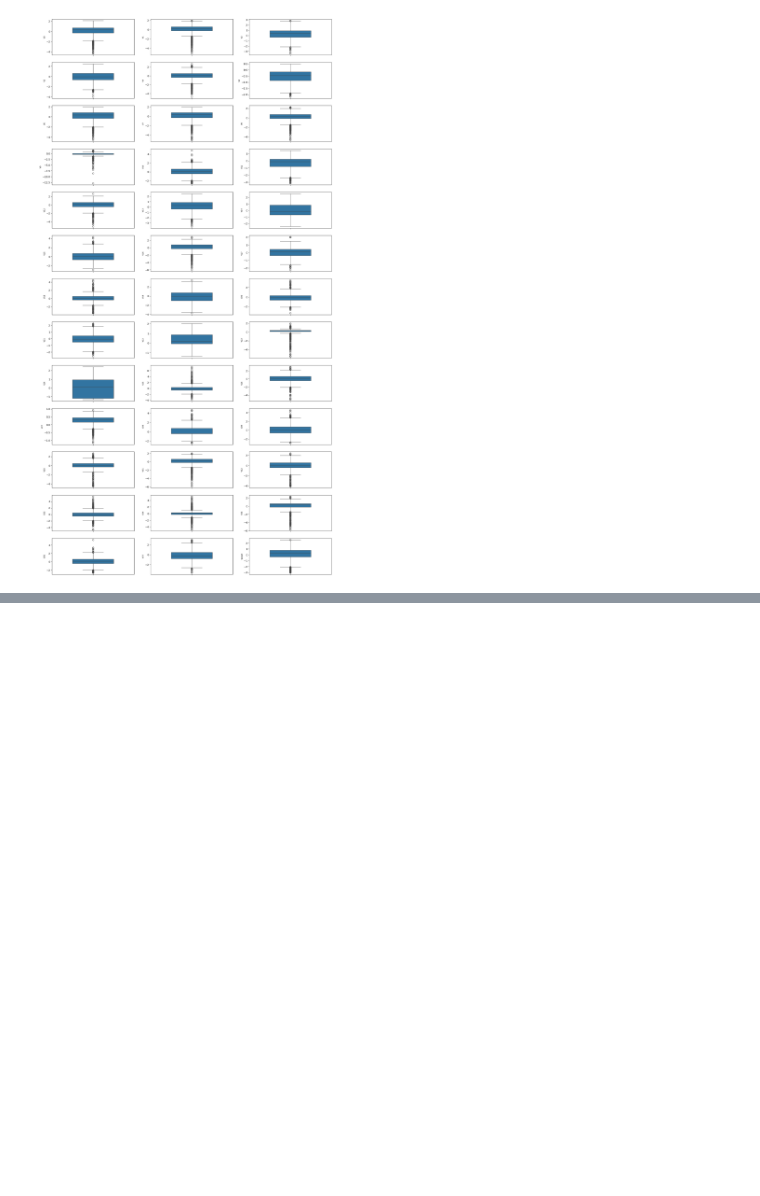
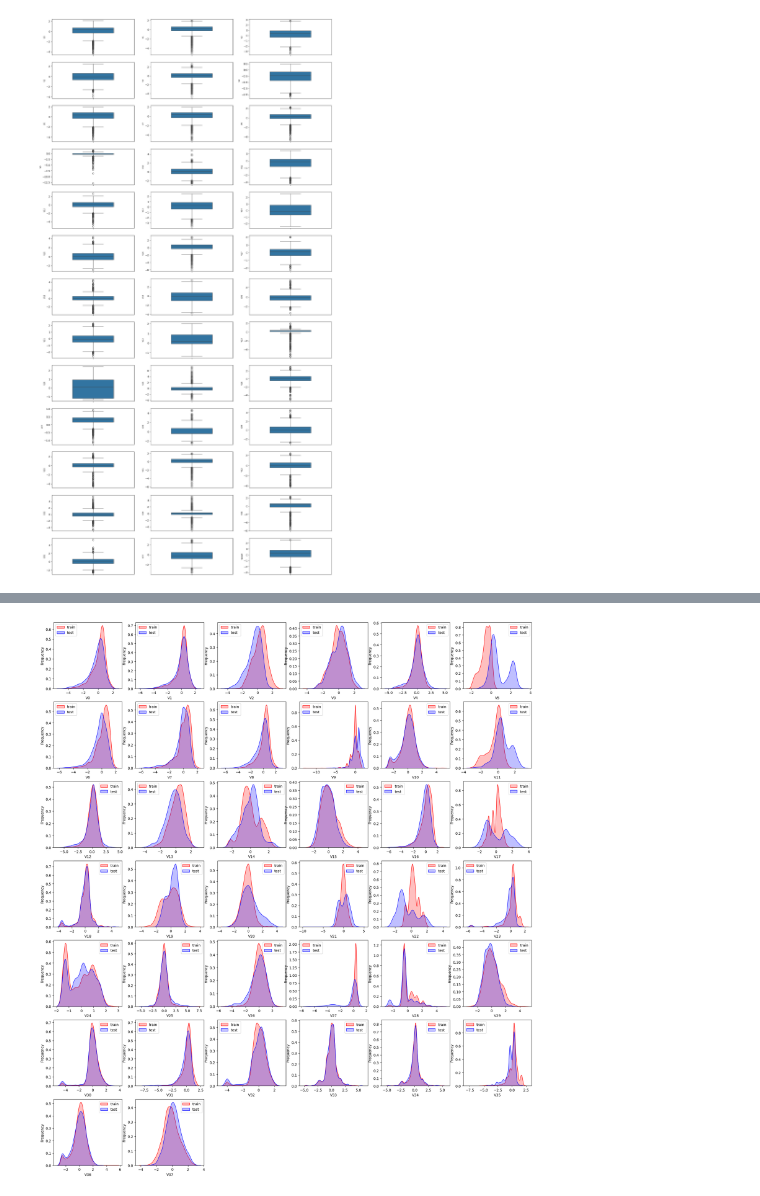
Before and after one commit to lanshi17/AIoT_notebook, a Jupyter notebook: 机器学习/线性回归/智能发电厂工业蒸汽量项目预测实战/data_exploration.ipynb, the cells around one changed output, grey strips where cells are left out. Saved outputs shown, nothing was run; the diff lists cells and outputs as text; code cells hidden in the pictures; blank space fills up the shorter version.

```diff
--- a/机器学习/线性回归/智能发电厂工业蒸汽量项目预测实战/data_exploration.ipynb
+++ b/机器学习/线性回归/智能发电厂工业蒸汽量项目预测实战/data_exploration.ipynb
@@ -99,0 +115,29 @@ for i in range(39): # 使用 for 循环遍历前 39 个列的索引 (从 0 到 3
+# %%
+# 设置绘图的列数
+dist_cols = 6
+# 设置绘图的行数，根据测试数据的列数动态确定
+dist_rows = len(test_data.columns)
+# 根据行列数设置图形的大小
+plt.figure(figsize=(4 * dist_cols, 4 * dist_rows))
+# 初始化子图计数器
+i = 1
+# 遍历测试数据的每一列
+for col in test_data.columns:
+    # 创建子图
+    ax = plt.subplot(dist_rows, dist_cols, i)
+    # 绘制训练数据的核密度估计图
+    ax = sns.kdeplot(train_data[col], color="Red", shade=True)
+    # 绘制测试数据的核密度估计图
+    ax = sns.kdeplot(test_data[col], color="Blue", shade=True)
+    # 设置x轴标签为当前列名
+    ax.set_xlabel(col)
+    # 设置y轴标签为频率
+    ax.set_ylabel("Frequency")
+    # 添加图例，区分训练和测试数据
+    ax = ax.legend(["train", "test"])
+    # 更新子图计数器
+    i = i + 1
+# 显示所有子图
+plt.show()
+# %% [output]
+[figure, added]
```
Also changed, not shown: parts of 6 cells of this notebook.
